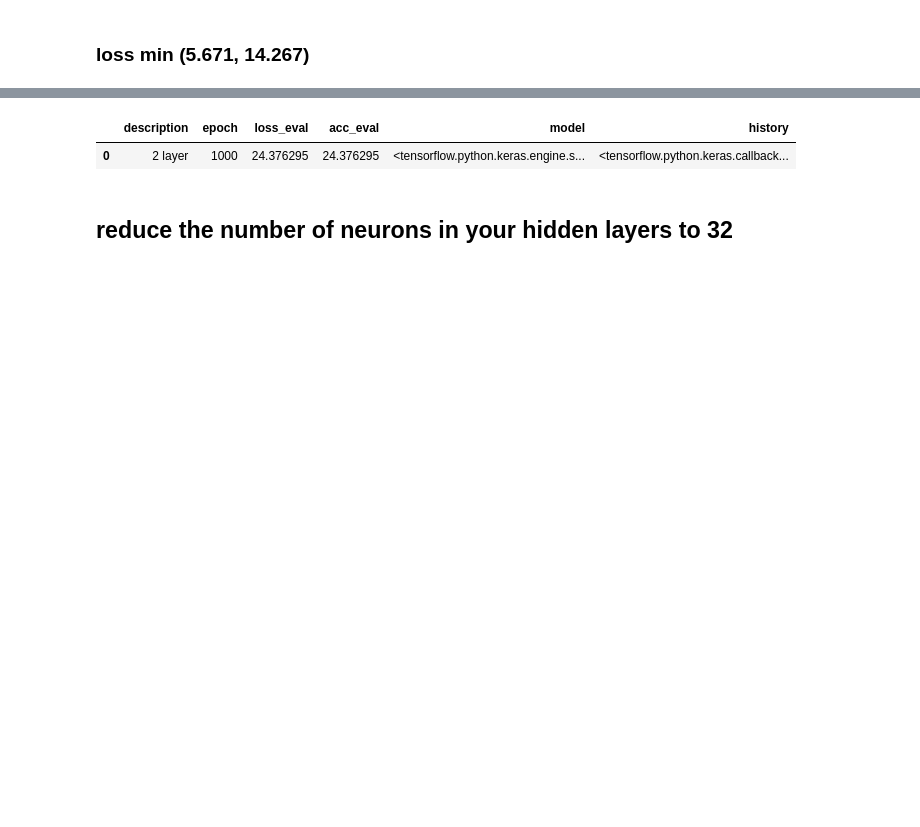
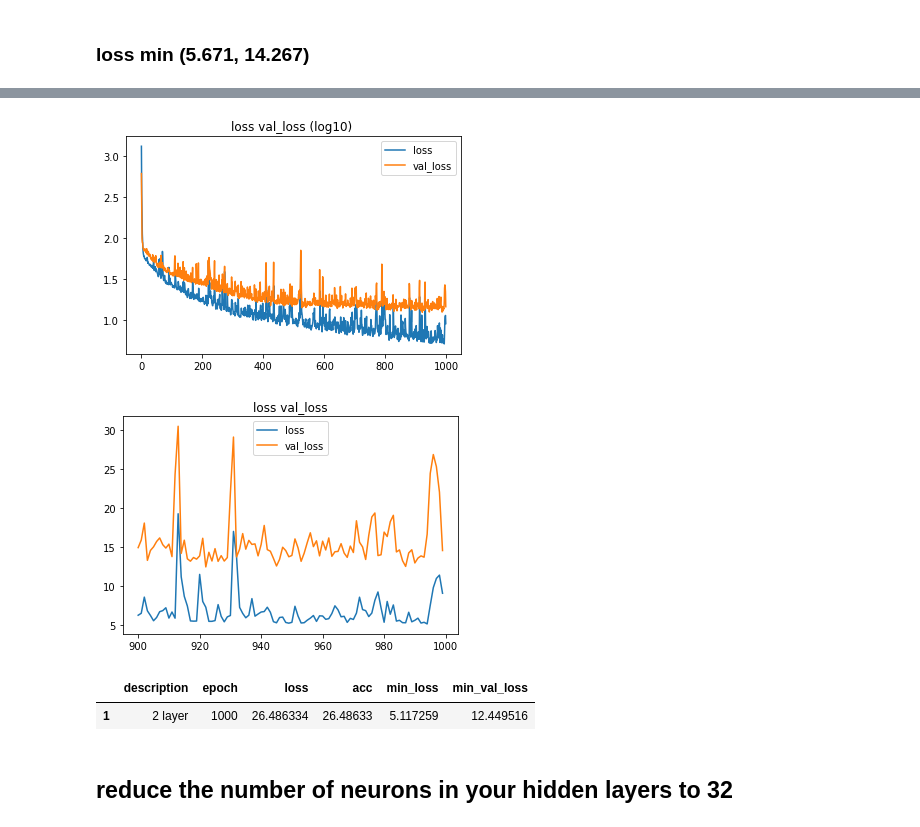
Before and after one commit to martinfinis/HelloCodeSchoolProject, a Jupyter notebook: Quest_NN_1_Martin_V3.ipynb, the cells around one changed output, grey strips where cells are left out. Cells and saved outputs as stored; diff of their text form; code cells hidden in the pictures; blank space fills up the shorter version.

```diff
--- a/Quest_NN_1_Martin_V3.ipynb
+++ b/Quest_NN_1_Martin_V3.ipynb
@@ -9,4 +9,4 @@ boston_housing = tf.keras.datasets.boston_housing
 # %%
 #keep the results
 import pandas as pd
-df = pd.DataFrame(columns=['description','epoch','eval_loss','eval_loss','train_loss_min','val_loss_min','train_mse_min','val_mse_min','model','history'])
+df = pd.DataFrame(columns=["description","epoch","loss","acc","min_loss","min_val_loss","train_loss_list","val_loss_list"])
@@ -17,3 +23,41 @@ df
+# %%
+def add_row_data_dispaly_result(df,description,epoch,X_test,y_test,model,history):
+  loss, acc = model.evaluate(X_test, y_test)
+
+  #TODO loss: 7.5215 - mse: 7.5215 - val_loss: 15.3355 - val_mse: 15.3355
+  train_loss_list = history.history['loss']
+  val_loss_list = history.history['val_loss']
+  min_loss = min(train_loss_list)
+  min_val_loss = min(val_loss_list)
+
+  df.loc[len(df)] = [description,epoch,loss,acc,min_loss,min_val_loss,train_loss_list,val_loss_list]
+
+  print_plot('loss','val_loss',train_loss_list,val_loss_list)
+  display(df.drop(columns=['train_loss_list','val_loss_list']).tail(1))
+
+  return df
+
+def print_all_plots(df,legend_train,legend_val):
+  df.apply(lambda x: print_plot(legend_train,legend_val,x.train_loss_list, x.val_loss_list), axis=1)
+
+def print_plot(legend_train,legend_val,train_list,val_list):
+  #train_loss_list = history.history[train_param]
+  #val_loss_list = history.history[val_param]
+
+  x = np.arange(len(train_loss_list))
+
+  plt.plot(x, np.log10(train_list))
+  plt.plot(x, np.log10(val_list))
+  plt.legend([legend_train, legend_val])
+  plt.title(legend_train+" "+legend_val+" (log10) ")
+  plt.show()
+
+  x_from = 900
+  plt.plot(x[x_from:], train_list[x_from:])
+  plt.plot(x[x_from:], val_list[x_from:])
+  plt.legend([legend_train, legend_val])
+  plt.title(legend_train+" "+legend_val)
+  plt.show()
 # %% [markdown]
 # Tasks
 # %% [markdown]
@@ -196,4 +241,3 @@ min(train_loss_list_1),min(val_loss_list_1)
 # %%
-df.loc[len(df)] = ['2 layer','1000',loss_1,acc_1,min(train_loss_list),min(val_loss_list),model_1,history_1]
-df
+df = add_row_data_dispaly_result(df,'2 layer',1000,X_test, y_test,model_1,history_1)
 # %% [output]
@@ -200,2 +245,4 @@ df
+[figure, added]
+[figure, added]
-|  | description | epoch | loss_eval | acc_eval | model | history |
-| 0 | 2 layer | 1000 | 24.376295 | 24.376295 | <tensorflow.python.keras.engine.s... | <tensorflow.python.keras.callback... |
+|  | description | epoch | loss | acc | min_loss | min_val_loss |
+| 1 | 2 layer | 1000 | 26.486334 | 26.48633 | 5.117259 | 12.449516 |
```
Also changed, not shown: parts of 46 cells of this notebook.
